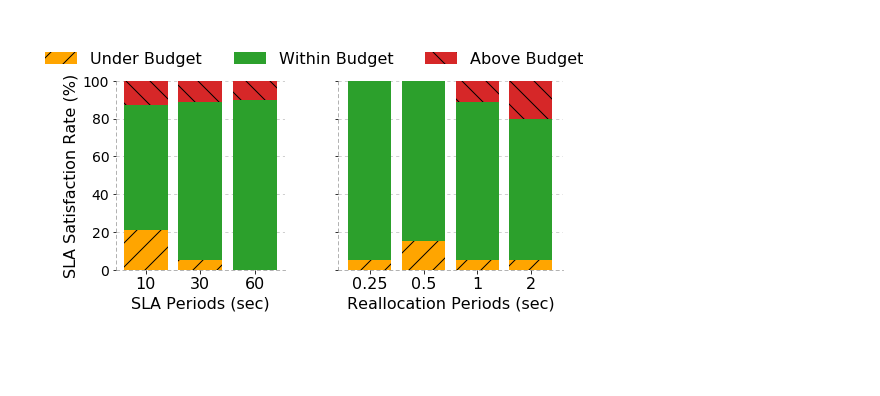
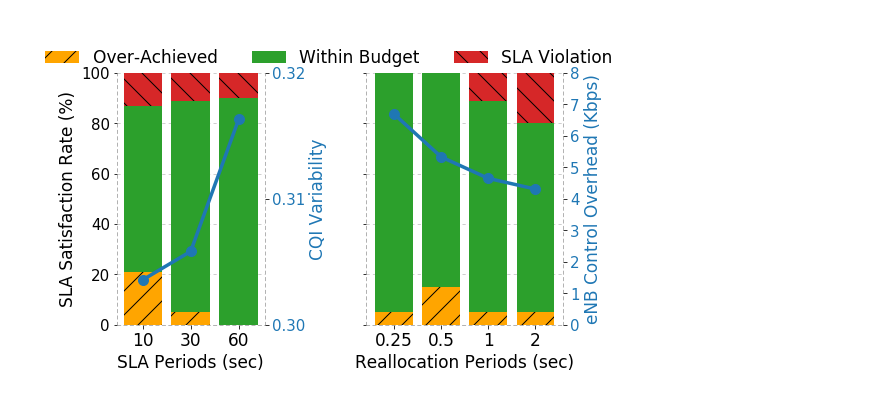
Before and after one commit to serhatarslan-hub/cell-order, a Jupyter notebook: analysis/cell-order-parameters.ipynb, the cells around one changed output. Cells and saved outputs as stored; diff of their text form; code cells hidden in the pictures; blank space fills up the shorter version.

Commit message:
Add CQI variability to parameter selection figure

```diff
--- a/analysis/cell-order-parameters.ipynb
+++ b/analysis/cell-order-parameters.ipynb
@@ -12,8 +19,14 @@ LINE_STYLE = (0,(4,4))
 LINE_WIDTH = 3.5
 SAVE_FIG = False
 # %%
-RESERVATION = 'RES130870'
+RESERVATION = 'RES130868'
+SCENARIO = 1033
+reservation_data_dir = '../data/' + RESERVATION + '/'
+
 if (SAVE_FIG):
     reservation_out_dir = '../outputs/' + RESERVATION + '/'
     if (not os.path.exists(reservation_out_dir)):
         os.mkdir(reservation_out_dir)
+
+SLA_PERIOD = 30 # seconds over which the SLAs are negotiated
+OUTLIER_PERCENTILE = 5 # Percentile to clip-off from both ends for each SLA period
@@ -30,7 +170,19 @@ realloc_periods_under_budget = [5, 15, 5, 5]
+# %%
+# Calculate the overhead of control traffic for each reallocation peiod
+
+realloc_peiods_float = np.array([0.25, 0.5, 1, 2])
+scope_log_period_sec = 0.25
+scope_log_size_bits = 124 * 8
+prb_alloc_msg_size_bits = 5 * 8
+num_log_lines_per_realloc = realloc_peiods_float / scope_log_period_sec
+control_overhead_bits_per_period = num_log_lines_per_realloc * scope_log_size_bits + pkt_header_size_bits * 2 + prb_alloc_msg_size_bits
+control_overhead_kbps = np.divide(control_overhead_bits_per_period, realloc_peiods_float) / 1e3
+
+# plt.plot(realloc_periods, control_overhead_kbits_per_sec)
 # %%
 #@title
 f, (a0, dummy, a1) = plt.subplots(1, 3, figsize=FIG_SIZE,
-                           gridspec_kw={'width_ratios': [3, 0.02, 4]}, sharey=True)
+                           gridspec_kw={'width_ratios': [3, 1, 4]}, sharey=True)
 
 a0.bar(sla_periods, sla_periods_under_budget, color='orange', hatch='/')
 a0.bar(sla_periods, sla_periods_within_budget, bottom=sla_periods_under_budget,
@@ -50,13 +202,29 @@ a0.grid(axis='y', alpha=0.75, linestyle=LINE_STYLE)
 a0.spines['top'].set_visible(False)
 a0.spines['right'].set_visible(False)
 
+a2 = a0.twinx()  # instantiate a second axes that shares the same x-axis
+a2_color = 'C0'
+a2.set_ylabel('CQI Variability', color=a2_color, fontsize=FONT_SIZE)
+a2.plot(sla_periods, cqi_variability,
+        color=a2_color, linewidth=LINE_WIDTH, marker='o', markersize=10)
+a2.tick_params(axis='y', labelcolor=a2_color, labelsize=FONT_SIZE-2)
+y_ticks_lo = min(cqi_variability) * 0.99
+y_ticks_hi = max(cqi_variability) * 1.01
+y_ticks_step = (y_ticks_hi - y_ticks_lo) / 2
+a2.yaxis.set_ticks(np.arange(y_ticks_lo, y_ticks_hi + y_ticks_step, y_ticks_step))
+a2.set_ylim([y_ticks_lo, y_ticks_hi])
+a2.yaxis.set_major_formatter(FormatStrFormatter('%.2f'))
+a2.spines['top'].set_visible(False)
+a2.spines['left'].set_visible(False)
+a2.spines['bottom'].set_visible(False)
+
 a1.bar(realloc_periods, realloc_periods_under_budget,
-       color='orange', label='Under Budget', hatch='/')
+       color='orange', label='Over-Achieved', hatch='/')
 a1.bar(realloc_periods, realloc_periods_within_budget,
        bottom=realloc_periods_under_budget, color='C2', label='Within Budget')
 a1.bar(realloc_periods, realloc_periods_over_budget,
        bottom=[i+j for i,j in zip(realloc_periods_under_budget, realloc_periods_within_budget)],
-       color='C3', hatch='\\', label='Above Budget')
+       color='C3', hatch='\\', label='SLA Violation')
 a1.set_xlabel('Reallocation Periods (sec)', fontsize=FONT_SIZE)
 for label in (a1.get_xticklabels()):
   label.set_fontsize(FONT_SIZE)
@@ -65,6 +233,17 @@ a1.grid(axis='y', alpha=0.75, linestyle=LINE_STYLE)
 # a1.spines['left'].set_visible(False)
 a1.spines['top'].set_visible(False)
 a1.spines['right'].set_visible(False)
+
+a3 = a1.twinx()  # instantiate a second axes that shares the same x-axis
+a3_color = 'C0'
+a3.set_ylabel('eNB Control Overhead (Kbps)', color=a3_color, fontsize=FONT_SIZE)
+a3.plot(realloc_periods, control_overhead_kbps,
+        color=a3_color, linewidth=LINE_WIDTH, marker='o', markersize=10)
+a3.tick_params(axis='y', labelcolor=a3_color, labelsize=FONT_SIZE-2)
+a3.set_ylim((0, 8))
+a3.spines['top'].set_visible(False)
+a3.spines['left'].set_visible(False)
+a3.spines['bottom'].set_visible(False)
 
 a0.spines["right"].set_linestyle(LINE_STYLE)
 a0.spines["right"].set_alpha(0.75)
@@ -78,33 +257,57 @@ a0.spines["top"].set_color('gray')
 a0.spines["bottom"].set_linestyle(LINE_STYLE)
 a0.spines["bottom"].set_alpha(0.75)
 a0.spines["bottom"].set_color('gray')
+a2.spines["right"].set_linestyle(LINE_STYLE)
+a2.spines["right"].set_alpha(0.75)
+a2.spines["right"].set_color('gray')
+a2.spines["left"].set_linestyle(LINE_STYLE)
+a2.spines["left"].set_alpha(0.75)
+a2.spines["left"].set_color('gray')
+a2.spines["top"].set_linestyle(LINE_STYLE)
+a2.spines["top"].set_alpha(0.75)
+a2.spines["top"].set_color('gray')
+a2.spines["bottom"].set_linestyle(LINE_STYLE)
+a2.spines["bottom"].set_alpha(0.75)
+a2.spines["bottom"].set_color('gray')
 a1.spines["right"].set_linestyle(LINE_STYLE)
 a1.spines["right"].set_alpha(0.75)
 a1.spines["right"].set_color('gray')
 a1.spines["left"].set_linestyle(LINE_STYLE)
 a1.spines["left"].set_alpha(0.75)
 a1.spines["left"].set_color('gray')
 a1.spines["top"].set_linestyle(LINE_STYLE)
 a1.spines["top"].set_alpha(0.75)
 a1.spines["top"].set_color('gray')
 a1.spines["bottom"].set_linestyle(LINE_STYLE)
 a1.spines["bottom"].set_alpha(0.75)
 a1.spines["bottom"].set_color('gray')
+a3.spines["right"].set_linestyle(LINE_STYLE)
+a3.spines["right"].set_alpha(0.75)
+a3.spines["right"].set_color('gray')
+a3.spines["left"].set_linestyle(LINE_STYLE)
+a3.spines["left"].set_alpha(0.75)
+a3.spines["left"].set_color('gray')
+a3.spines["top"].set_linestyle(LINE_STYLE)
+a3.spines["top"].set_alpha(0.75)
+a3.spines["top"].set_color('gray')
+a3.spines["bottom"].set_linestyle(LINE_STYLE)
+a3.spines["bottom"].set_alpha(0.75)
+a3.spines["bottom"].set_color('gray')
 
 dummy.axis('off')
 dummy.spines['left'].set_visible(False)
 dummy.spines['top'].set_visible(False)
 dummy.spines['right'].set_visible(False)
 dummy.spines['bottom'].set_visible(False)
 
 f.legend(loc='upper center', frameon=False, fontsize=FONT_SIZE, ncol=3,
-              bbox_to_anchor=[0.48,1.3])
+              bbox_to_anchor=[0.505,1.2])
 
 plt.subplots_adjust(top=1.0)
 # plt.tight_layout()
 
 if (SAVE_FIG):
   plt.savefig(reservation_out_dir + 'parameters.pdf', bbox_inches='tight')
 plt.show()
 # %% [output]
-[figure, old version]
+[figure, new version]
```
Also changed, not shown: parts of 9 cells of this notebook, 2 other files.
